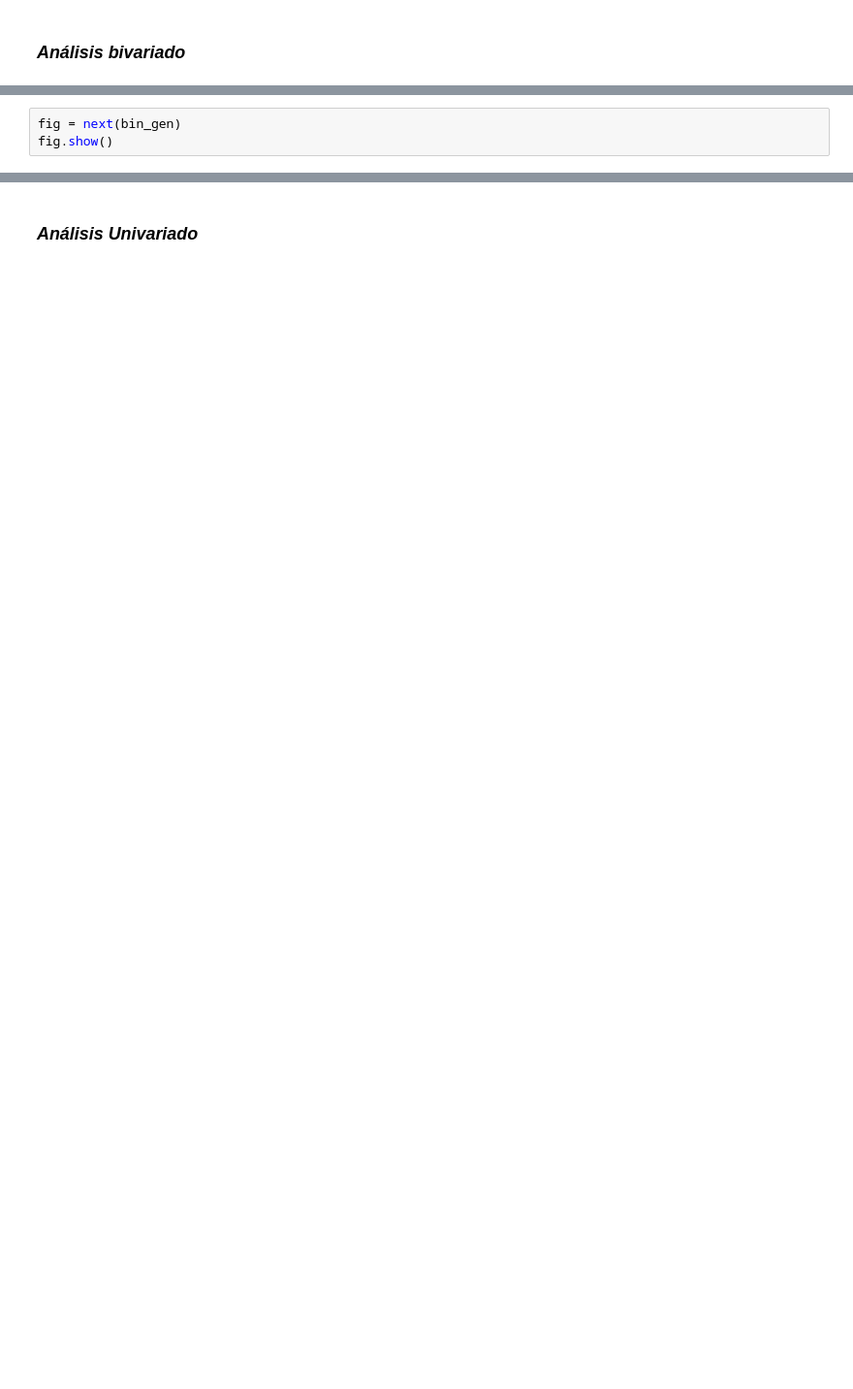
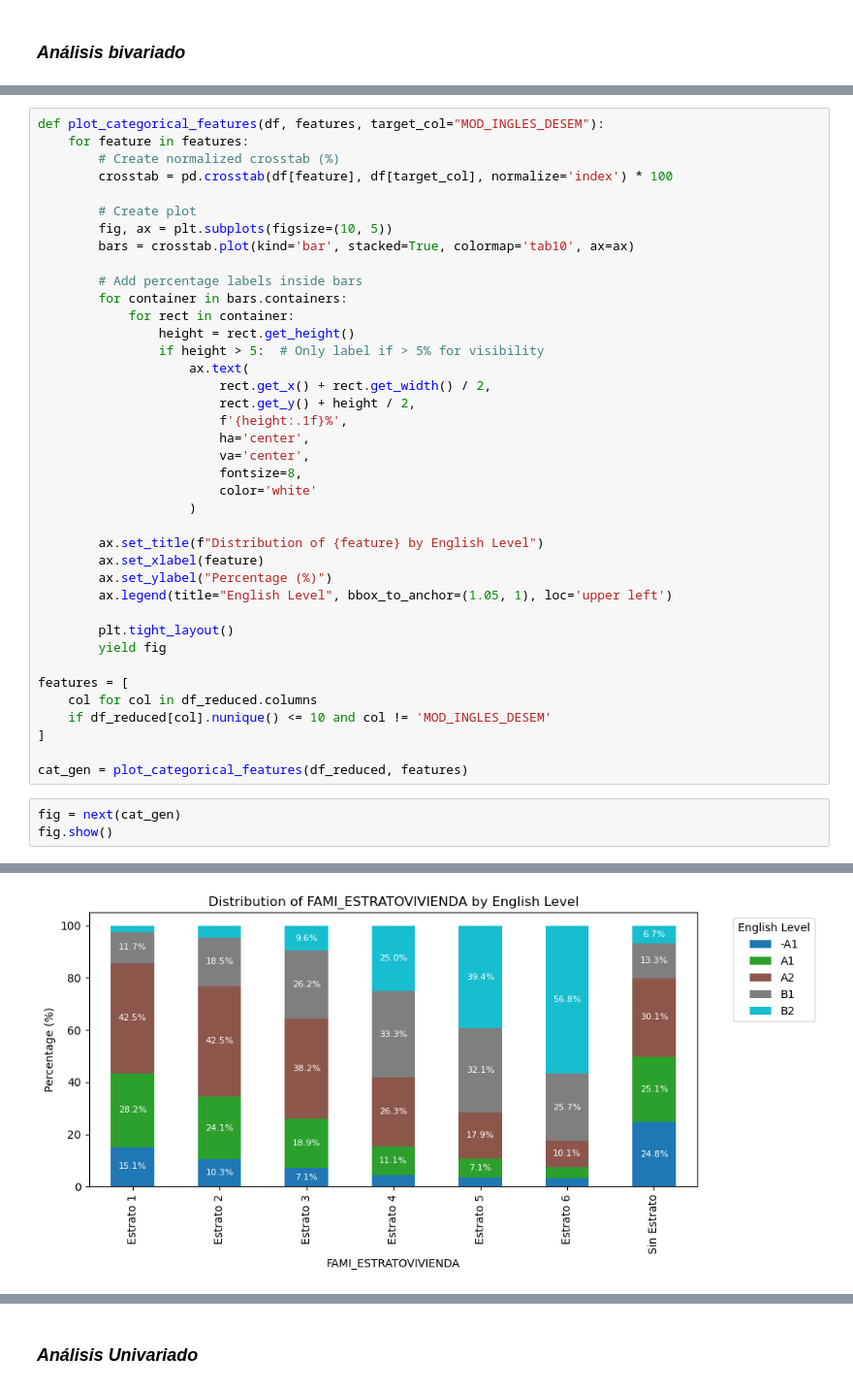
Before and after one commit to SergioSilveraM/jbook_ml202501, a Jupyter notebook: _sources/EDA.ipynb, the cells around one changed output, grey strips where cells are left out. Shown at 97% size. Drawn from its saved outputs; the diff is of its cells as text; blank space fills up the shorter version.

```diff
--- a/_sources/EDA.ipynb
+++ b/_sources/EDA.ipynb
@@ -673,3 +482,0 @@ La gráfica muestra que la mayoría de los sitios sin favicon (`HasFavicon=0`) e
-# %%
-fig = next(bin_gen)
-fig.show()
@@ -680,0 +483,43 @@ En cuanto a la variable `HasTitle` que indica la presencia de un titulo en el c
+# %%
+def plot_categorical_features(df, features, target_col="MOD_INGLES_DESEM"):
+    for feature in features:
+        # Create normalized crosstab (%)
+        crosstab = pd.crosstab(df[feature], df[target_col], normalize='index') * 100
+
+        # Create plot
+        fig, ax = plt.subplots(figsize=(10, 5))
+        bars = crosstab.plot(kind='bar', stacked=True, colormap='tab10', ax=ax)
+
+        # Add percentage labels inside bars
+        for container in bars.containers:
+            for rect in container:
+                height = rect.get_height()
+                if height > 5:  # Only label if > 5% for visibility
+                    ax.text(
+                        rect.get_x() + rect.get_width() / 2,
+                        rect.get_y() + height / 2,
+                        f'{height:.1f}%',
+                        ha='center',
+                        va='center',
+                        fontsize=8,
+                        color='white'
+                    )
+
+        ax.set_title(f"Distribution of {feature} by English Level")
+        ax.set_xlabel(feature)
+        ax.set_ylabel("Percentage (%)")
+        ax.legend(title="English Level", bbox_to_anchor=(1.05, 1), loc='upper left')
+
+        plt.tight_layout()
+        yield fig
+
+features = [
+    col for col in df_reduced.columns
+    if df_reduced[col].nunique() <= 10 and col != 'MOD_INGLES_DESEM'
+]
+
+cat_gen = plot_categorical_features(df_reduced, features)
+# %%
+fig = next(cat_gen)
+fig.show()
+# %% [output]
@@ -680,0 +527 @@ En cuanto a la variable `HasTitle` que indica la presencia de un titulo en el c
+[figure, added]
```
Also changed, not shown: parts of 168 cells of this notebook, 45 other files.
